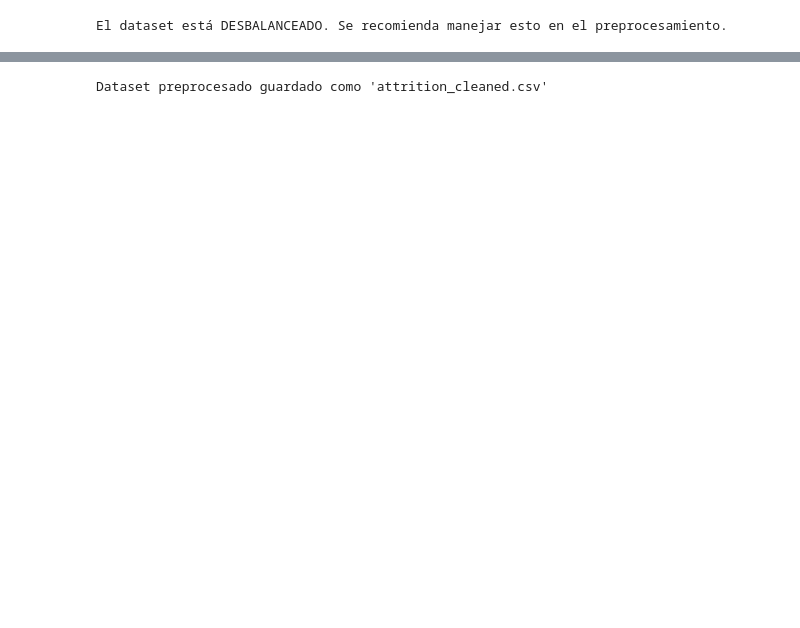
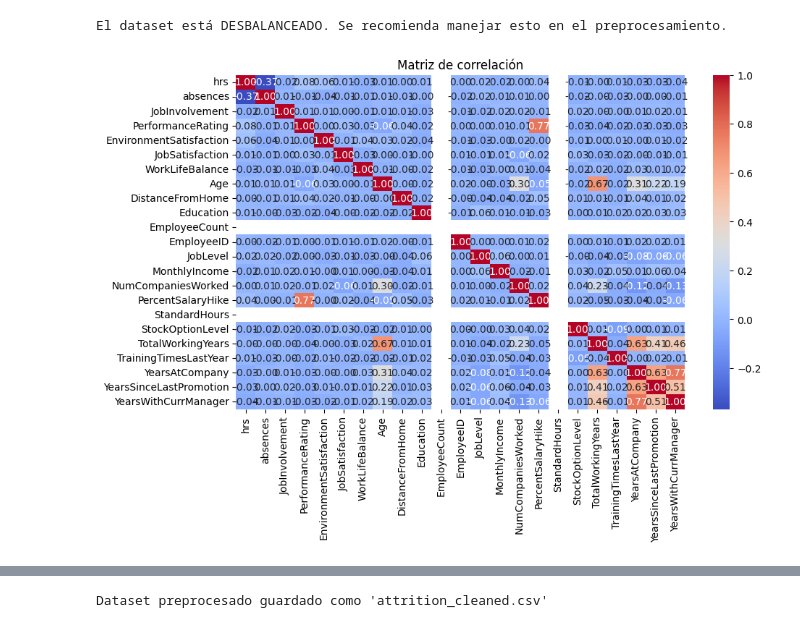
Before and after one commit to 100451061/proyecto_aprendizaje_automatico, a Jupyter notebook: notebooks/eda.ipynb, the cells around one changed output, grey strips where cells are left out. Cells and saved outputs as stored; diff of their text form; code cells hidden in the pictures; blank space fills up the shorter version.

```diff
--- a/notebooks/eda.ipynb
+++ b/notebooks/eda.ipynb
@@ -128,6 +135,14 @@ else:
     print("El dataset NO está desbalanceado.")
 # %% [output]
 El dataset está DESBALANCEADO. Se recomienda manejar esto en el preprocesamiento.
+# %%
+corr = df.select_dtypes(include=[int, float]).corr()
+plt.figure(figsize=(10, 6))
+sns.heatmap(corr, annot=True, cmap="coolwarm", fmt=".2f")
+plt.title("Matriz de correlación")
+plt.show()
+# %% [output]
+[figure, added]
 # %%
 ### La gran mayoría de empleados no abandona (No).
 ### Solo una pequeña fracción abandona (Yes).
```
Also changed, not shown: parts of 11 cells of this notebook.
